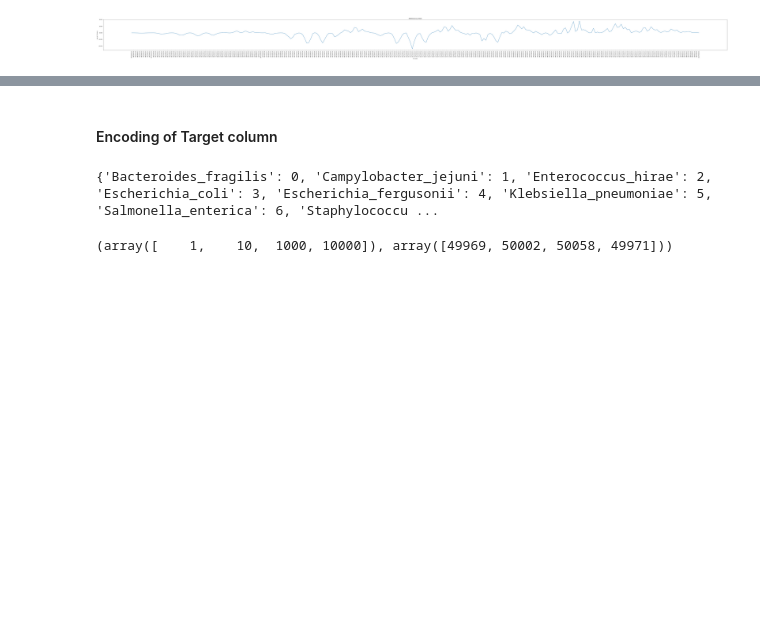
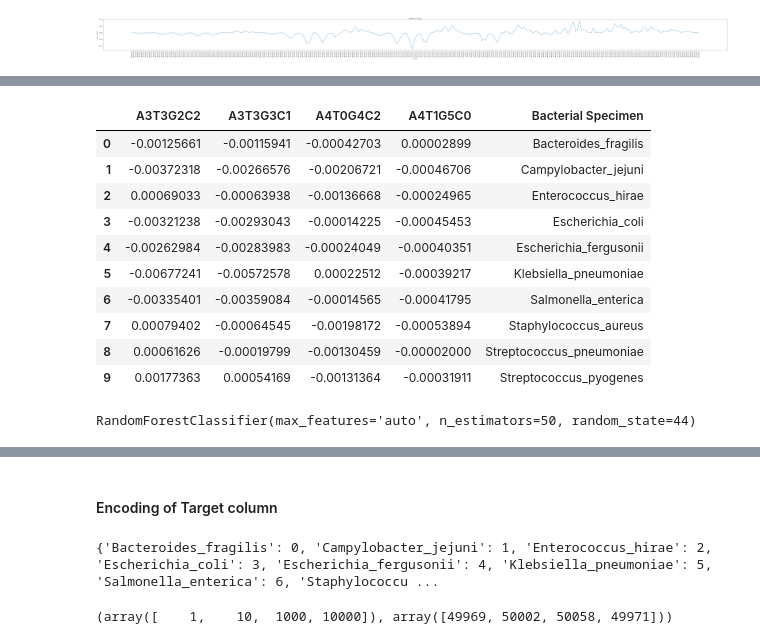
Before and after one commit to shubham789-f/Bacterial-classification, a Jupyter notebook: Bacterial Species classification.ipynb, the cells around one changed output, grey strips where cells are left out. Drawn from its saved outputs; the diff is of its cells as text; code cells hidden in the pictures; blank space fills up the shorter version.

```diff
--- a/Bacterial Species classification.ipynb
+++ b/Bacterial Species classification.ipynb
@@ -110,0 +100,31 @@ data
+# %%
+df1 = pd.DataFrame(columns=['A3T3G2C2','A3T3G3C1','A4T0G4C2','A4T1G5C0','Bacterial Specimen'])
+# %%
+df1['Bacterial Specimen']="fdfd"
+# %%
+df1=df1.append([("{:.8f}".format(float(kmers['A3T3G2C2']))),("{:.8f}".format(float(kmers['A3T3G3C1']))),("{:.8f}".format(float(kmers['A4T0G4C2']))),("{:.8f}".format(float(kmers['A4T1G5C0']))),i])
+# %%
+for i in bacteria_names:
+    kmers=bacteria_feature_means.get(i)
+    #print(i)
+    df2 = {'A3T3G2C2': ("{:.8f}".format(float(kmers['A3T3G2C2']))), 'A3T3G3C1': ("{:.8f}".format(float(kmers['A3T3G3C1']))), 'A4T0G4C2': ("{:.8f}".format(float(kmers['A4T0G4C2']))), 'A4T1G5C0':("{:.8f}".format(float(kmers['A4T1G5C0']))),'Bacterial Specimen':i}
+    df1 = df1.append(df2, ignore_index = True)
+#    df1['A3T3G2C2','A3T3G3C1','A4T0G4C2','A4T1G5C0','Bacterial Specimen'] = [("{:.8f}".format(float(kmers['A3T3G2C2']))),("{:.8f}".format(float(kmers['A3T3G3C1']))),("{:.8f}".format(float(kmers['A4T0G4C2']))),("{:.8f}".format(float(kmers['A4T1G5C0']))),i]
+#     print("A3T3G2C2: {:.8f}".format(float(kmers['A3T3G2C2'])))
+#     print("A3T3G3C1: {:.8f}".format(float(kmers['A3T3G3C1'])))
+#     print("A4T0G4C2: {:.8f}".format(float(kmers['A4T0G4C2'])))
+#     print("A4T1G5C0: {:.8f}".format(float(kmers['A4T1G5C0'])))
+# %%
+df1
+# %% [output]
+|  | A3T3G2C2 | A3T3G3C1 | A4T0G4C2 | A4T1G5C0 | Bacterial Specimen |
+| 0 | -0.00125661 | -0.00115941 | -0.00042703 | 0.00002899 | Bacteroides_fragilis |
+| 1 | -0.00372318 | -0.00266576 | -0.00206721 | -0.00046706 | Campylobacter_jejuni |
+| 2 | 0.00069033 | -0.00063938 | -0.00136668 | -0.00024965 | Enterococcus_hirae |
+| 3 | -0.00321238 | -0.00293043 | -0.00014225 | -0.00045453 | Escherichia_coli |
+| 4 | -0.00262984 | -0.00283983 | -0.00024049 | -0.00040351 | Escherichia_fergusonii |
+| 5 | -0.00677241 | -0.00572578 | 0.00022512 | -0.00039217 | Klebsiella_pneumoniae |
+| 6 | -0.00335401 | -0.00359084 | -0.00014565 | -0.00041795 | Salmonella_enterica |
+| 7 | 0.00079402 | -0.00064545 | -0.00198172 | -0.00053894 | Staphylococcus_aureus |
+| 8 | 0.00061626 | -0.00019799 | -0.00130459 | -0.00002000 | Streptococcus_pneumoniae |
+| 9 | 0.00177363 | 0.00054169 | -0.00131364 | -0.00031911 | Streptococcus_pyogenes |
@@ -110,0 +136,5 @@ data
+# %%
+rf_model = RandomForestClassifier(n_estimators=50, max_features="auto", random_state=44)
+rf_model.fit(X_train, y_train)
+# %% [output]
+RandomForestClassifier(max_features='auto', n_estimators=50, random_state=44)
```
Also changed, not shown: parts of 25 cells of this notebook, 2 other files.
